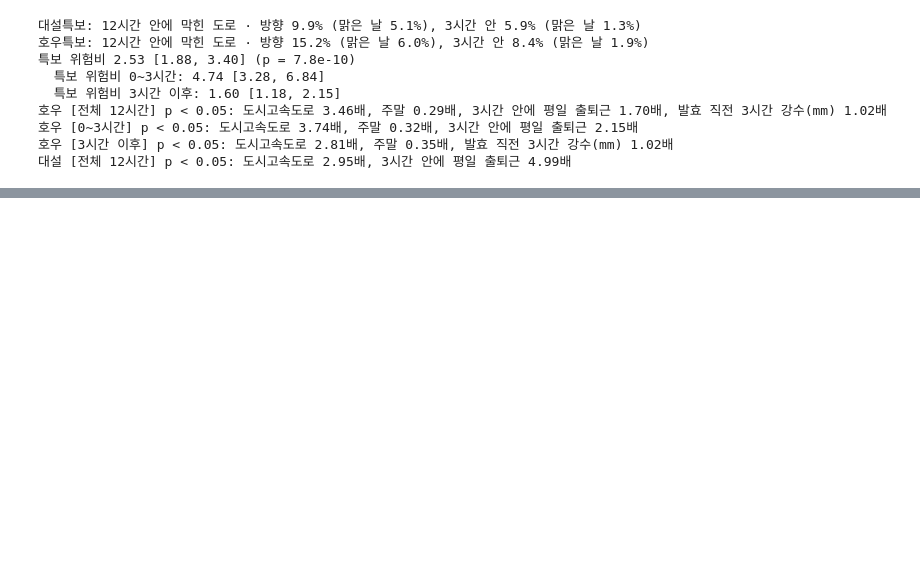
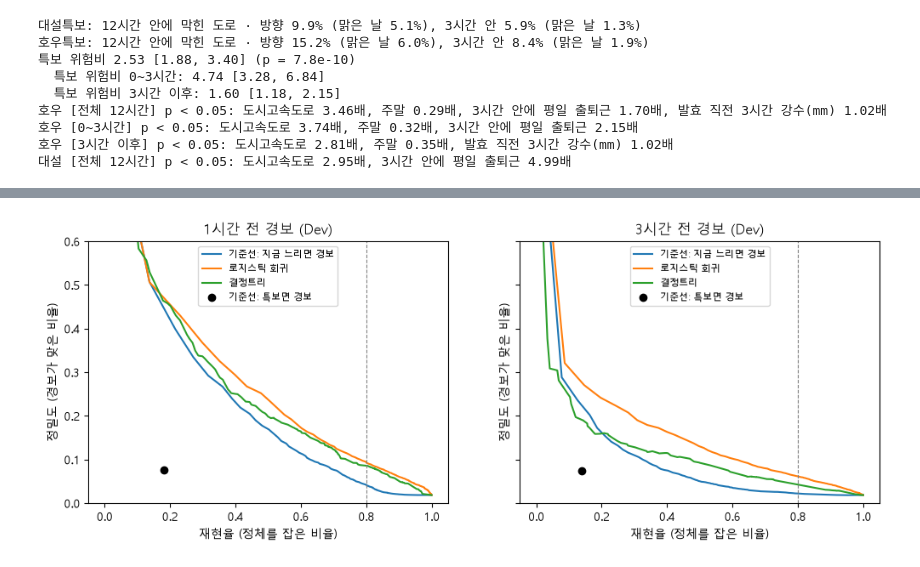
Before and after one commit to data-crawling-6/seoul-weather-traffic, a Jupyter notebook: notebooks/02_analysis/ljh_alert_survival.ipynb, the cells around one changed output, grey strips where cells are left out. Cells and saved outputs as stored; diff of their text form; code cells hidden in the pictures; blank space fills up the shorter version.

```diff
--- a/notebooks/02_analysis/ljh_alert_survival.ipynb
+++ b/notebooks/02_analysis/ljh_alert_survival.ipynb
@@ -394,0 +412,10 @@ print(text)
+# %%
+import subprocess
+RUN_ALERT = False   # True: 경보 모델을 다시 학습한다 (약 3분)
+if RUN_ALERT:
+    subprocess.run([sys.executable, str(ROOT / 'src/analysis/alert_model.py')], check=True)
+am = pd.read_csv(TAB / 'alert_dev_metrics.csv', encoding='utf-8-sig')
+show = ['model', 'horizon', 'rule', 'pr_auc', 'precision', 'recall', 'alerts_per_day', 'false_alarms_per_day', 'bad_precision', 'bad_recall']
+am[show].rename(columns={'model': '모델', 'horizon': 'h', 'rule': '임계값 규칙', 'pr_auc': 'PR-AUC', 'precision': '정밀도', 'recall': '재현율',
+                         'alerts_per_day': '하루 경보', 'false_alarms_per_day': '하루 헛경보',
+                         'bad_precision': '악천후 정밀도', 'bad_recall': '악천후 재현율'}).round(3)
@@ -394,0 +438,14 @@ print(text)
+# %%
+pr = pd.read_csv(TAB / 'alert_dev_pr_curve.csv', encoding='utf-8-sig')
+fig, axes = plt.subplots(1, 2, figsize=(12, 4), sharey=True)
+for ax, h in zip(axes, [1, 3]):
+    for name, g in pr[pr['horizon'] == h].groupby('model', sort=False):
+        ax.plot(g['recall'], g['precision'], label=name)
+    b = am[(am['horizon'] == h) & (am['model'] == '기준선: 특보면 경보')].iloc[0]
+    ax.scatter([b['recall']], [b['precision']], color='k', zorder=5, label='기준선: 특보면 경보')
+    ax.axvline(0.8, color='gray', ls='--', lw=.8)
+    ax.set_xlabel('재현율 (정체를 잡은 비율)'); ax.set_ylabel('정밀도 (경보가 맞은 비율)')
+    ax.set_title(f'{h}시간 전 경보 (Dev)'); ax.set_ylim(0, 0.6); ax.legend(fontsize=8)
+fig.savefig(FIG / 'alert_pr_curve.png', dpi=150, bbox_inches='tight')
+# %% [output]
+[figure, added]
```
Also changed, not shown: parts of 7 cells of this notebook, 9 other files.
